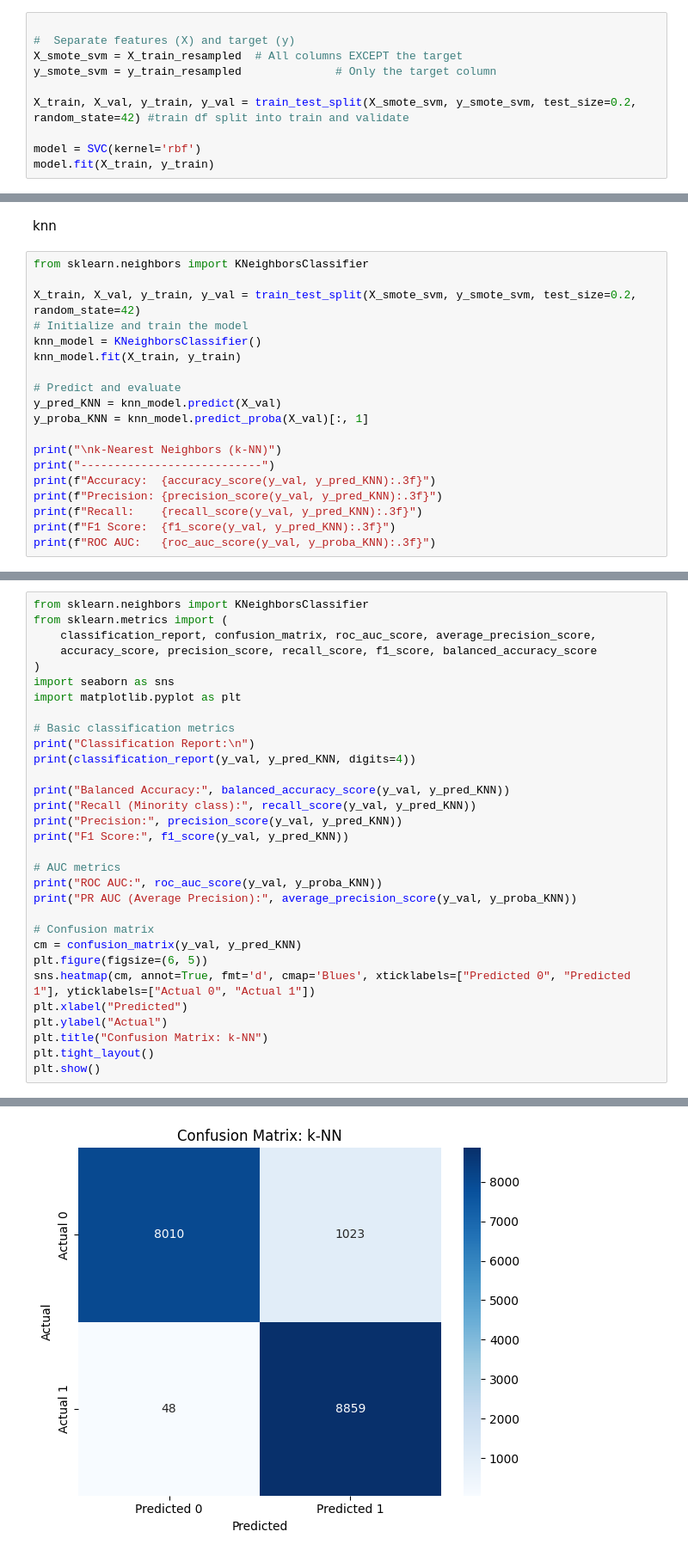
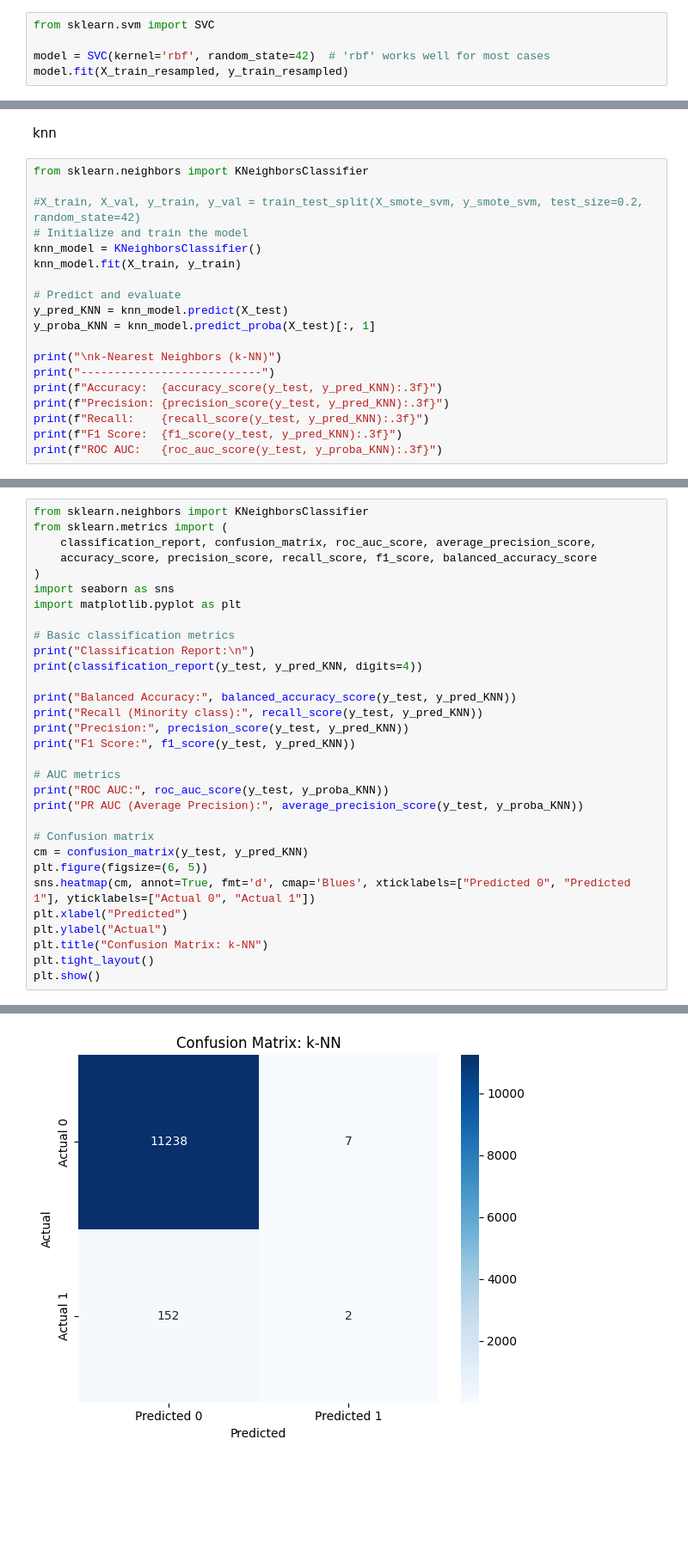
Before and after one commit to AliaksandraLabko/ML, a Jupyter notebook: SVM_final.ipynb, the cells around one changed output, grey strips where cells are left out. Shown at 86% size. Saved outputs shown, nothing was run; the diff lists cells and outputs as text; blank space fills up the shorter version.

Commit message:
correct split

```diff
--- a/SVM_final.ipynb
+++ b/SVM_final.ipynb
@@ -698,13 +704,8 @@ Name: count, dtype: int64
 # %% [markdown]
 # SVM
 # %%
+from sklearn.svm import SVC
 
-#  Separate features (X) and target (y)
-X_smote_svm = X_train_resampled  # All columns EXCEPT the target
-y_smote_svm = y_train_resampled              # Only the target column
-
-X_train, X_val, y_train, y_val = train_test_split(X_smote_svm, y_smote_svm, test_size=0.2, random_state=42) #train df split into train and validate
-
-model = SVC(kernel='rbf')
-model.fit(X_train, y_train)
+model = SVC(kernel='rbf', random_state=42)  # 'rbf' works well for most cases
+model.fit(X_train_resampled, y_train_resampled)
 # %% [output]
@@ -837,22 +796,22 @@ knn
 # %%
 from sklearn.neighbors import KNeighborsClassifier
 
-X_train, X_val, y_train, y_val = train_test_split(X_smote_svm, y_smote_svm, test_size=0.2, random_state=42)
+#X_train, X_val, y_train, y_val = train_test_split(X_smote_svm, y_smote_svm, test_size=0.2, random_state=42)
 # Initialize and train the model
 knn_model = KNeighborsClassifier()
 knn_model.fit(X_train, y_train)
 
 # Predict and evaluate
-y_pred_KNN = knn_model.predict(X_val)
-y_proba_KNN = knn_model.predict_proba(X_val)[:, 1]
+y_pred_KNN = knn_model.predict(X_test)
+y_proba_KNN = knn_model.predict_proba(X_test)[:, 1]
 
 print("\nk-Nearest Neighbors (k-NN)")
 print("---------------------------")
-print(f"Accuracy:  {accuracy_score(y_val, y_pred_KNN):.3f}")
-print(f"Precision: {precision_score(y_val, y_pred_KNN):.3f}")
-print(f"Recall:    {recall_score(y_val, y_pred_KNN):.3f}")
-print(f"F1 Score:  {f1_score(y_val, y_pred_KNN):.3f}")
-print(f"ROC AUC:   {roc_auc_score(y_val, y_proba_KNN):.3f}")
+print(f"Accuracy:  {accuracy_score(y_test, y_pred_KNN):.3f}")
+print(f"Precision: {precision_score(y_test, y_pred_KNN):.3f}")
+print(f"Recall:    {recall_score(y_test, y_pred_KNN):.3f}")
+print(f"F1 Score:  {f1_score(y_test, y_pred_KNN):.3f}")
+print(f"ROC AUC:   {roc_auc_score(y_test, y_proba_KNN):.3f}")
 # %% [output]
 k-Nearest Neighbors (k-NN)
 ---------------------------
@@ -872,19 +831,19 @@ import matplotlib.pyplot as plt
 
 # Basic classification metrics
 print("Classification Report:\n")
-print(classification_report(y_val, y_pred_KNN, digits=4))
+print(classification_report(y_test, y_pred_KNN, digits=4))
 
-print("Balanced Accuracy:", balanced_accuracy_score(y_val, y_pred_KNN))
-print("Recall (Minority class):", recall_score(y_val, y_pred_KNN))
-print("Precision:", precision_score(y_val, y_pred_KNN))
-print("F1 Score:", f1_score(y_val, y_pred_KNN))
+print("Balanced Accuracy:", balanced_accuracy_score(y_test, y_pred_KNN))
+print("Recall (Minority class):", recall_score(y_test, y_pred_KNN))
+print("Precision:", precision_score(y_test, y_pred_KNN))
+print("F1 Score:", f1_score(y_test, y_pred_KNN))
 
 # AUC metrics
-print("ROC AUC:", roc_auc_score(y_val, y_proba_KNN))
-print("PR AUC (Average Precision):", average_precision_score(y_val, y_proba_KNN))
+print("ROC AUC:", roc_auc_score(y_test, y_proba_KNN))
+print("PR AUC (Average Precision):", average_precision_score(y_test, y_proba_KNN))
 
 # Confusion matrix
-cm = confusion_matrix(y_val, y_pred_KNN)
+cm = confusion_matrix(y_test, y_pred_KNN)
 plt.figure(figsize=(6, 5))
 sns.heatmap(cm, annot=True, fmt='d', cmap='Blues', xticklabels=["Predicted 0", "Predicted 1"], yticklabels=["Actual 0", "Actual 1"])
 plt.xlabel("Predicted")
@@ -913 +872 @@ PR AUC (Average Precision): 0.9574743356263337
-[figure, old version]
+[figure, new version]
```
Also changed, not shown: parts of 11 cells of this notebook.
